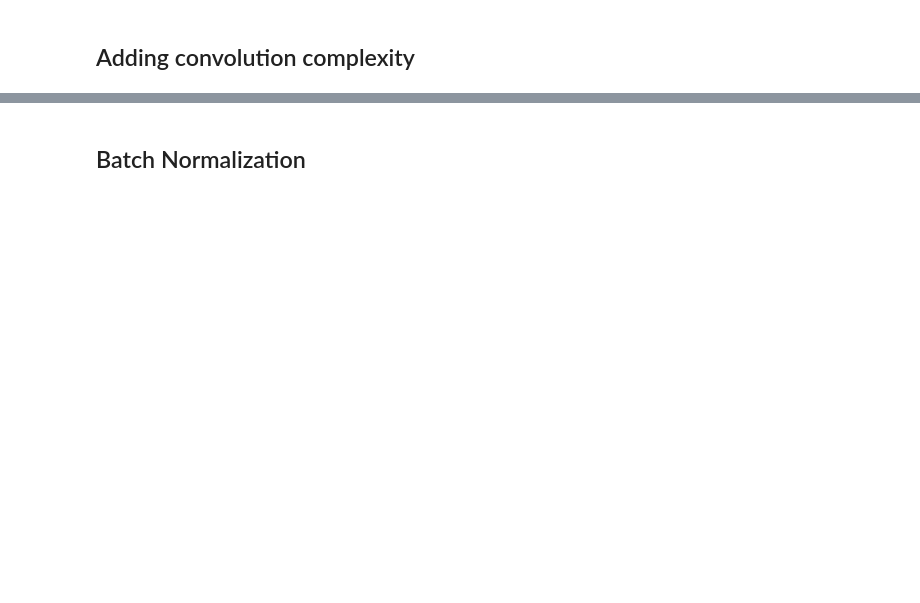
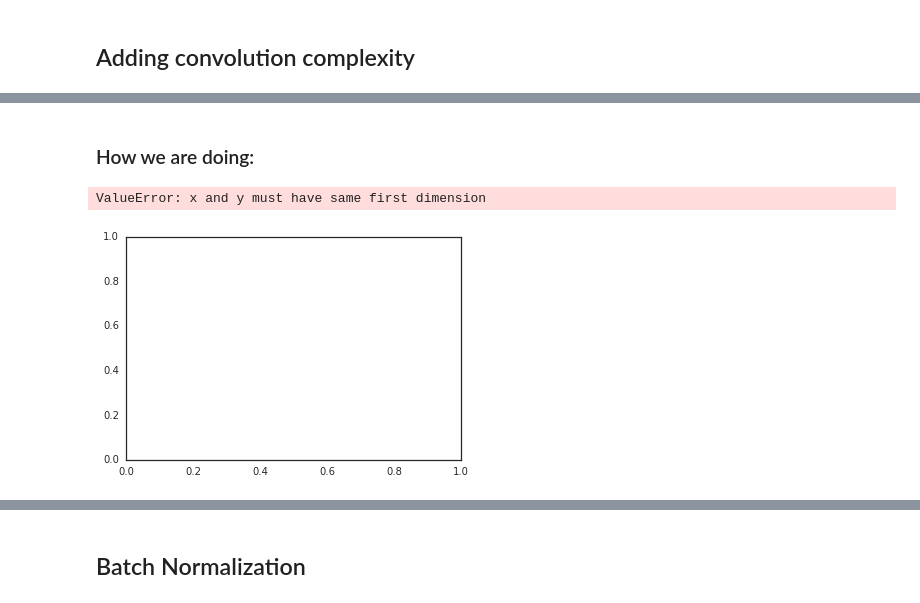
Before and after one commit to lucasramadan/Protein_Prediction, a Jupyter notebook: NN Presentation.ipynb, the cells around one changed output, grey strips where cells are left out. Saved outputs shown, nothing was run; the diff lists cells and outputs as text; code cells hidden in the pictures; blank space fills up the shorter version.

```diff
--- a/NN Presentation.ipynb
+++ b/NN Presentation.ipynb
@@ -234,0 +449,34 @@ plt.plot(costs);
+# %%
+# number of training iterations to perform
+n_train = 31
+
+# define mini-batch size
+mbs = 128
+
+# store our results
+costs = []
+test_scores = []
+train_scores = []
+
+# performing our training
+for i in xrange(n_train):
+
+    for start, end in zip(xrange(0, len(xTrain), mbs),
+                          xrange(mbs, len(xTrain), mbs)):
+
+        cost = train(xTrain[start:end], yTrain[start:end])
+
+    costs.append(cost)
+
+    train_score = np.mean(np.argmax(yTrain, axis=1) == predict(xTrain))
+    test_score = np.mean(np.argmax(yTest, axis=1) == predict(xTest))
+
+    test_scores.append(test_score)
+    train_scores.append(train_score)
+
+    print 'iteration:', i, '-------', 'train:', round(train_score, 3), '-------', 'test:', round(test_score, 3)
+    print '1st filter:', wi.eval()[0][0][0][:5] # take a quick look at conv filter
+    print '-'*60
+
+# got up to about 67% w/ 5 vectors!
+# up to like 69% with a 9 vector
@@ -234,0 +501,12 @@ plt.plot(costs);
+# %% [markdown]
+### How we are doing:
+# %%
+# plot our accuracies
+plt.plot(xrange(n_train), train_scores, label='train')
+plt.plot(xrange(n_train), test_scores, label='test')
+plt.xlabel('Steps')
+plt.ylabel('Accuracy')
+plt.legend(loc=2);
+# %% [output]
+ValueError: x and y must have same first dimension
+[figure, added]
```
Also changed, not shown: parts of 40 cells of this notebook, 8 other files.
